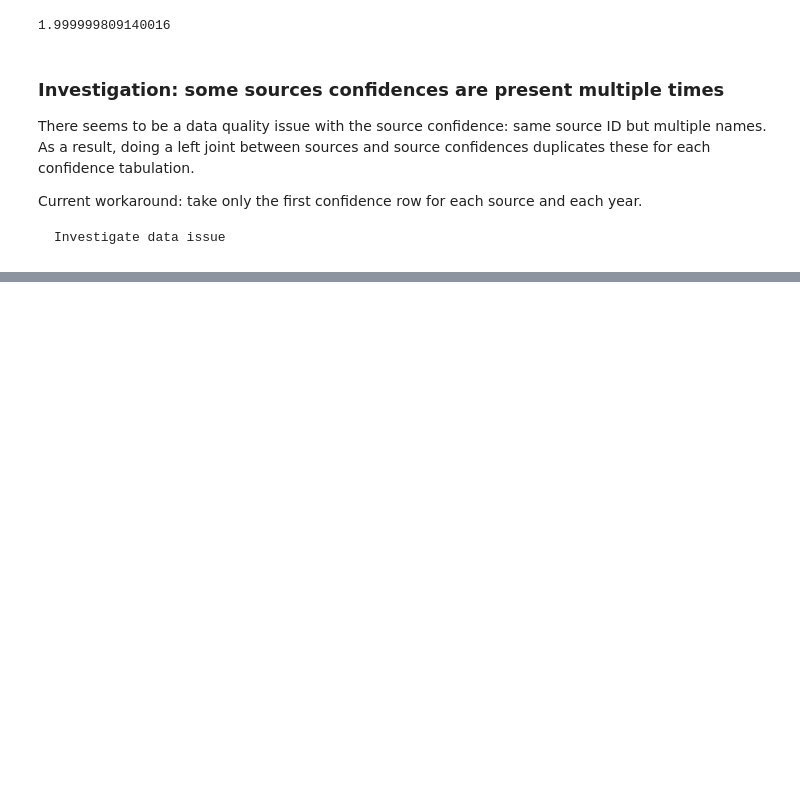
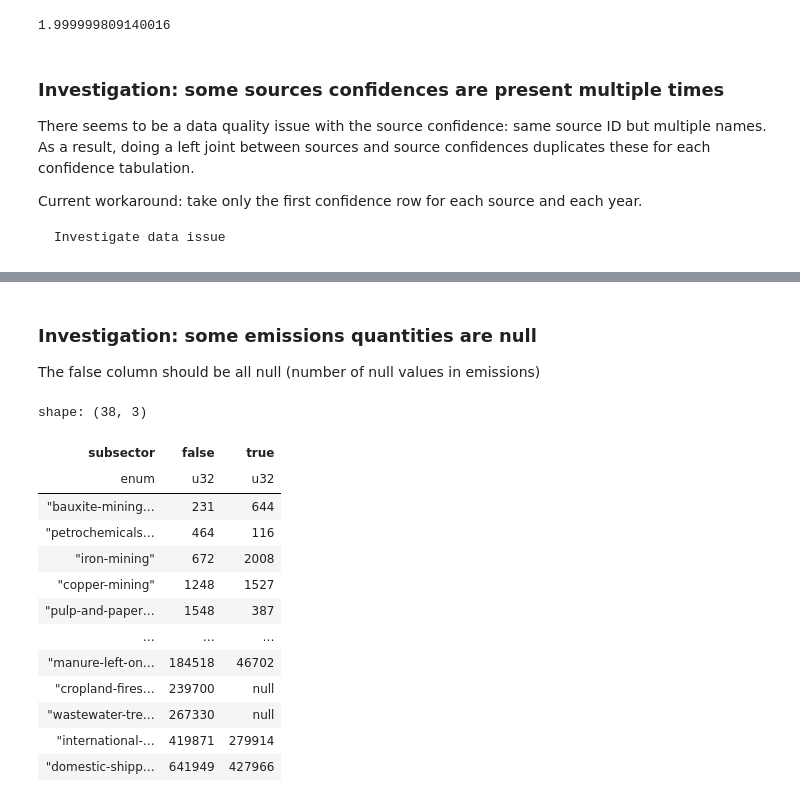
Before and after one commit to tjhunter/climate-trace-handbook, a Jupyter notebook: ct_book/_build/jupyter_execute/ingestion.ipynb, the cells around one changed output, grey strips where cells are left out. Drawn from its saved outputs; the diff is of its cells as text; code cells hidden in the pictures; blank space fills up the shorter version.

```diff
--- a/ct_book/_build/jupyter_execute/ingestion.ipynb
+++ b/ct_book/_build/jupyter_execute/ingestion.ipynb
@@ -314,3 +331,32 @@ shape: (2_751, 22)
 | "25743740" | "ZAF_dairy_97" | "CHN" | "manure-managem… | "2022-01-01 00:… | "2022-12-31 00:… | "medium" | "very low" | ... |
 | "25743740" | "ZAF_dairy_98" | "CHN" | "manure-managem… | "2022-01-01 00:… | "2022-12-31 00:… | "medium" | "very low" | ... |
 | "25743740" | "ZAF_dairy_99" | "CHN" | "manure-managem… | "2022-01-01 00:… | "2022-12-31 00:… | "medium" | "very low" | ... |
+# %% [markdown]
+### Investigation: some emissions quantities are null
+
+The false column should be all null (number of null values in emissions)
+# %%
+sdf = ct.read_source_emissions(2022, "/tmp")
+(sdf
+ .select(c_emissions_quantity.is_null().alias("null_emissions"), c_subsector, c_iso3_country)
+ .group_by(c_subsector, "null_emissions")
+ .agg(pl.len())
+ .collect()
+ .pivot(index=SUBSECTOR, columns="null_emissions", values="len", aggregate_function="sum")
+ .sort(by="false")
+)
+# %% [output]
+shape: (38, 3)
+| subsector | false | true |
+| enum | u32 | u32 |
+| "bauxite-mining… | 231 | 644 |
+| "petrochemicals… | 464 | 116 |
+| "iron-mining" | 672 | 2008 |
+| "copper-mining" | 1248 | 1527 |
+| "pulp-and-paper… | 1548 | 387 |
+| … | … | … |
+| "manure-left-on… | 184518 | 46702 |
+| "cropland-fires… | 239700 | null |
+| "wastewater-tre… | 267330 | null |
+| "international-… | 419871 | 279914 |
+| "domestic-shipp… | 641949 | 427966 |
```
Also changed, not shown: parts of 7 cells of this notebook, 17 other files.
